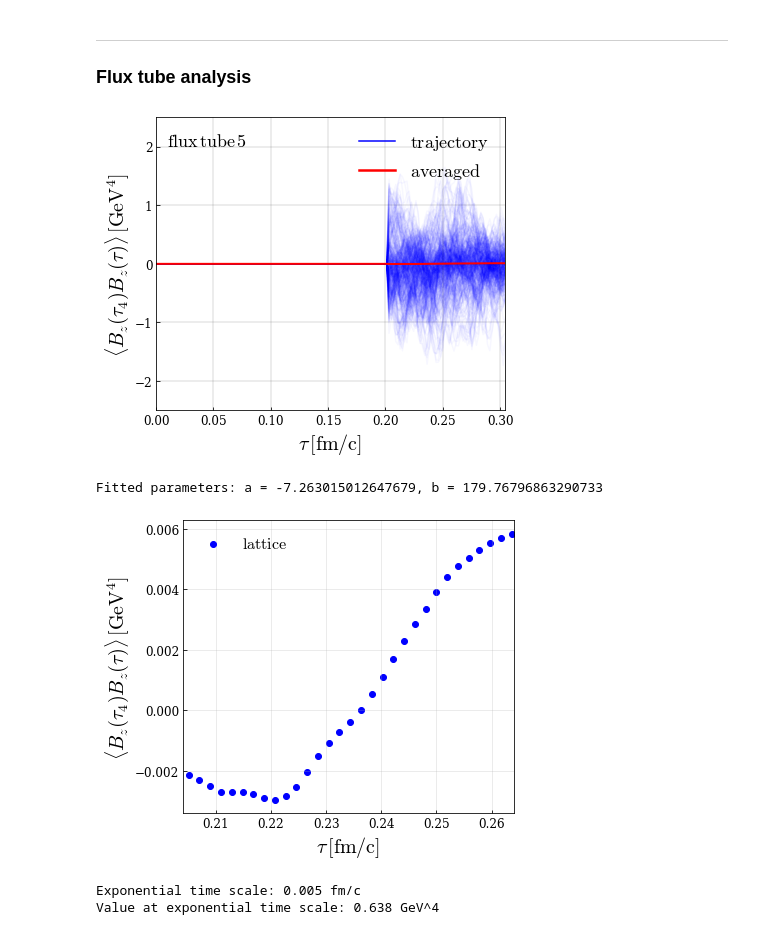
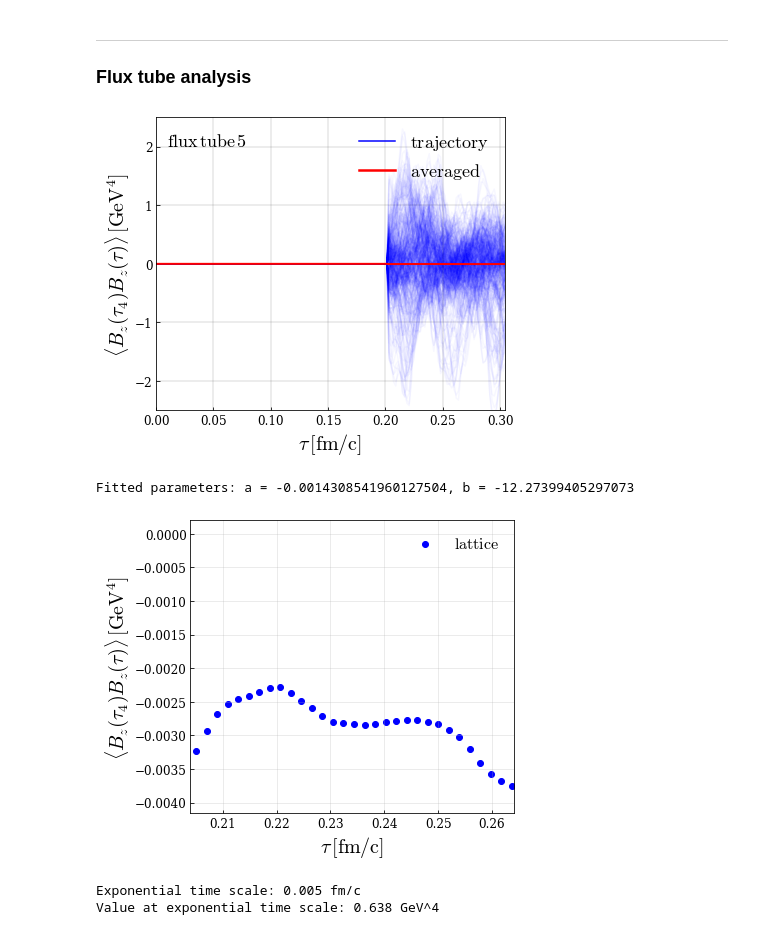
Before and after one commit to avramescudana/curraun, a Jupyter notebook: notebooks/field correlators/Magnetic field correlators along eikonal jet trajectory.ipynb, the cells around one changed output. Drawn from its saved outputs; the diff is of its cells as text; code cells hidden in the pictures.

Commit message:
Changes win magnetic flux tubes, runs for static heavy quarks for longer times.

```diff
--- a/notebooks/field correlators/Magnetic field correlators along eikonal jet trajectory.ipynb
+++ b/notebooks/field correlators/Magnetic field correlators along eikonal jet trajectory.ipynb
@@ -59,8 +59,9 @@ if uvcutoff == "lattice":
     # print("Lattice UV cutoff:", latticeUV, "GeV")
 
 DTS = 8     # Time step
+# DTS = 16     # Time step
 
-n_events = 10        # Number of events
+n_events = 40        # Number of events
 
 # MV model parameters
 Qs = 2.0        # Saturation scale [GeV]
@@ -71,7 +72,7 @@ G = np.pi * np.sqrt(1 / np.log(Qs / 0.2))       # Running coupling constant
 MU = g2mu / G**2        # MV model parameter
 M = 0.1 * G**2 * MU     # Intrared regulator [GeV]
 
-flux_tube = 2
+flux_tube = 5
 # start of flux tube
 if flux_tube == 1:
     tau_start = 0
@@ -261,12 +262,12 @@ plt.text(
 
 plt.tight_layout()
 
-plt.savefig(f'bzcorr_lightlike_tube_{flux_tube}_final.png', dpi=900, facecolor='w')
+# plt.savefig(f'bzcorr_lightlike_tube_{flux_tube}_final.png', dpi=900, facecolor='w')
 # plt.savefig('ezcorr_lightlike.pdf', facecolor='w')
 
 plt.show()
 # %% [output]
-[figure, old version]
+[figure, new version]
 # %%
 import numpy as np
 from scipy.optimize import curve_fit
@@ -325,12 +326,15 @@ else:
     fit_func = exp_fit_tausq(delta_tau_slice, a, b)
 
 # plt.scatter(delta_tau_slice, elcorr_slice, label="Data", color="blue")
-if flux_tube == 1:
-    plt.scatter(delta_tau, magcorr[:, 2], label=r"$\mathrm{lattice}$", color="blue")
-    label_fit = fr"$\mathrm{{fit}}\,\,ae^{{-b \tau}}$" + "\n" + fr"$a={a:.3f}$" + "\n" + fr"$b={b:.3f}$"
-else:
-    plt.scatter(delta_tau_slice, magcorr_slice, label=r"$\mathrm{lattice}$", color="blue")
-    label_fit = fr"$\mathrm{{fit}}\,\,ae^{{-b \tau^2}}$" + "\n" + fr"$a={a:.3f}$" + "\n" + fr"$b={b:.3f}$"
+# if flux_tube == 1:
+#     plt.scatter(delta_tau, magcorr[:, 2], label=r"$\mathrm{lattice}$", color="blue")
+#     label_fit = fr"$\mathrm{{fit}}\,\,ae^{{-b \tau}}$" + "\n" + fr"$a={a:.3f}$" + "\n" + fr"$b={b:.3f}$"
+# else:
+#     plt.scatter(delta_tau_slice, magcorr_slice, label=r"$\mathrm{lattice}$", color="blue")
+#     label_fit = fr"$\mathrm{{fit}}\,\,ae^{{-b \tau^2}}$" + "\n" + fr"$a={a:.3f}$" + "\n" + fr"$b={b:.3f}$"
+
+plt.scatter(delta_tau, magcorr[:, 2], label=r"$\mathrm{lattice}$", color="blue")
+label_fit = fr"$\mathrm{{fit}}\,\,ae^{{-b \tau}}$" + "\n" + fr"$a={a:.3f}$" + "\n" + fr"$b={b:.3f}$"
 
 # plt.plot(delta_tau_slice, fit_func, label=label_fit, color="red")
 plt.xlabel(r"$\tau\,\mathrm{[fm/c]}$", fontsize=20)
@@ -342,36 +346,37 @@ if flux_tube == 1:
     E0 = round(np.sqrt(exp_fit_tau(l, a, b)), 3)
     l += delta_tau_1
 else:
     l = round(np.sqrt(1 / b), 3)
     E0 = round(np.sqrt(exp_fit_tausq(l, a, b)), 3)
 
 
 # plt.text(
 #     0.2, 0.73,
 #     fr'$\mathrm{{flux\,tube\,{flux_tube}}}$' + "\n" + fr'$B_{flux_tube}={E0}\,\mathrm{{GeV^2}}$' + "\n" + fr'$\,l_{flux_tube}={l}\,\mathrm{{fm}}$',
 #     transform=plt.gca().transAxes,
 #     fontsize=16,
 #     verticalalignment='bottom'
 # )
 
 plt.legend(fontsize=16, frameon=False)
 plt.xticks(fontsize=12)
 plt.yticks(fontsize=12)
 
 if flux_tube == 1:
     plt.xlim([0, delta_tau_2])
 else:
     plt.xlim([delta_tau_1, delta_tau_2])
+    # plt.xlim([0, delta_tau_2])
 
 plt.grid(alpha=0.3)
 plt.tight_layout()
-plt.savefig(f'bzcorr_lightlike_fit_tube_{flux_tube}_final_no_fit.png', dpi=900, facecolor='w')
+# plt.savefig(f'bzcorr_lightlike_fit_tube_{flux_tube}_final_no_fit.png', dpi=900, facecolor='w')
 # plt.savefig(f'bzcorr_lightlike_fit_tube_{flux_tube}_final.png', dpi=900, facecolor='w')
 
 plt.show()
 # %% [output]
-Fitted parameters: a = -7.263015012647679, b = 179.76796863290733
+Fitted parameters: a = -0.0014308541960127504, b = -12.27399405297073
-[figure, old version]
+[figure, new version]
 # %%
 tau_e = 1/b
 print(f"Exponential time scale: {tau_e:.3f} fm/c")
```
Also changed, not shown: parts of 1 cell of this notebook.
